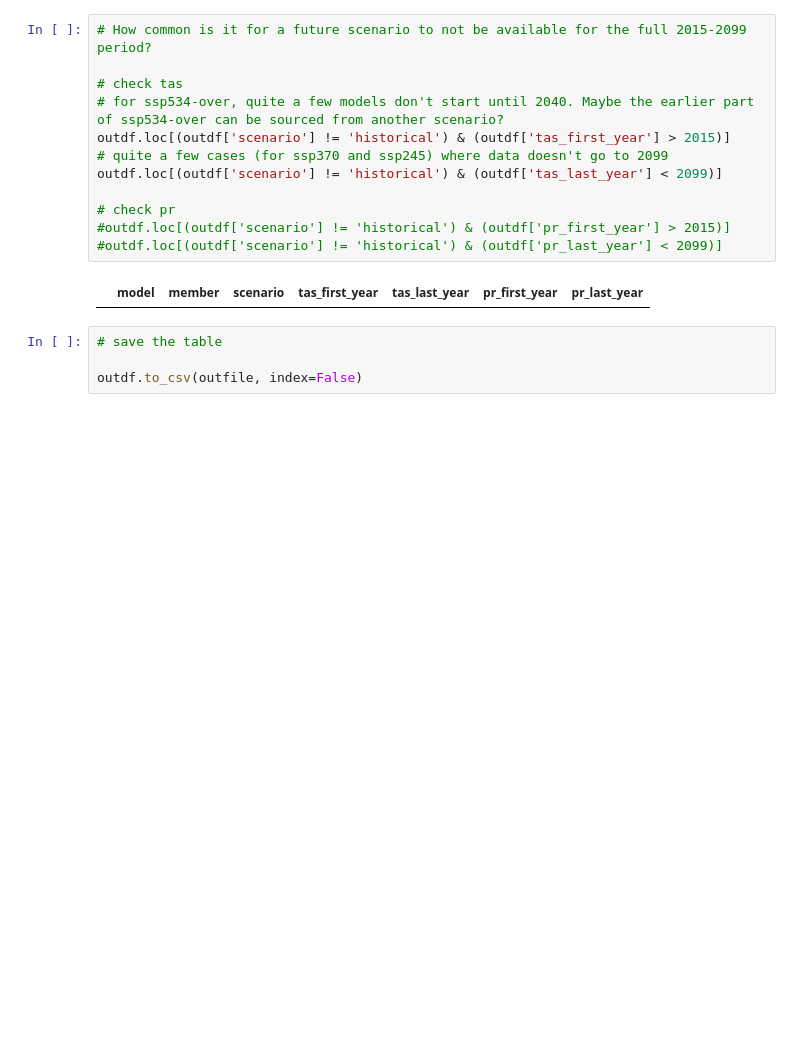
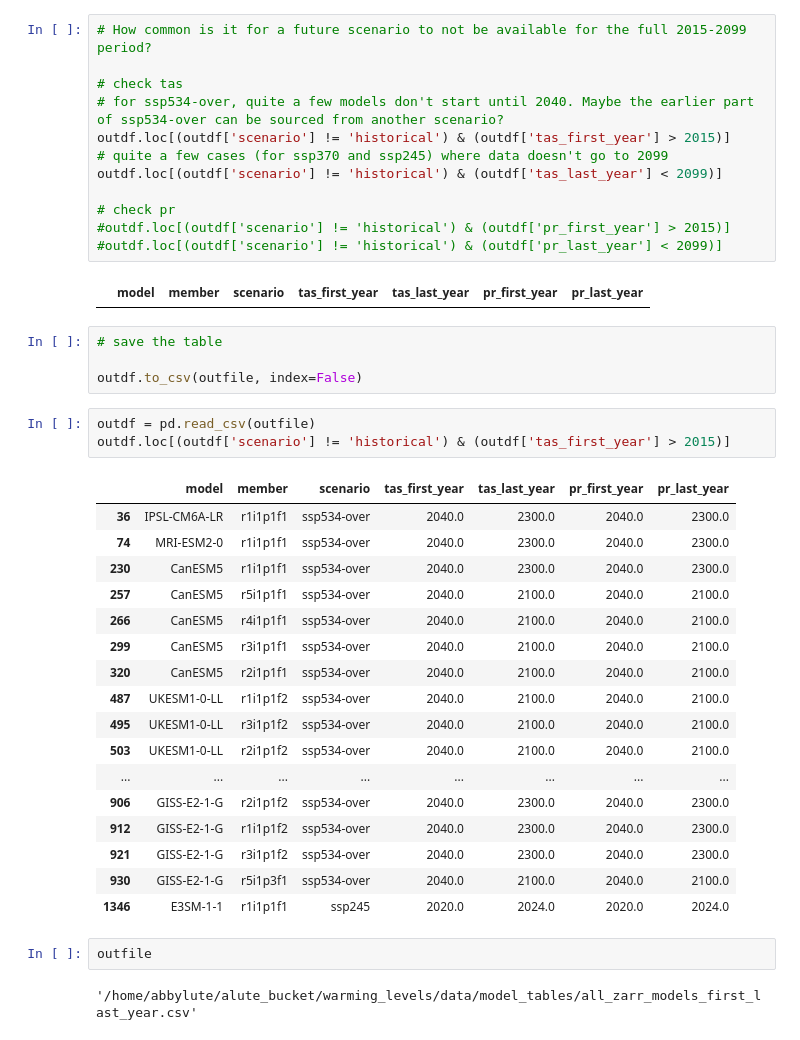
Before and after one commit to WoodwellRisk/Warming_levels, a Jupyter notebook: make_table_of_CMIP6_first_and_last_years.ipynb, the cells around one changed output. Drawn from its saved outputs; the diff is of its cells as text; blank space fills up the shorter version.

```diff
--- a/make_table_of_CMIP6_first_and_last_years.ipynb
+++ b/make_table_of_CMIP6_first_and_last_years.ipynb
@@ -105,3 +105,28 @@ outdf.loc[(outdf['scenario'] != 'historical') & (outdf['tas_last_year'] < 2099)]
 # save the table
 
 outdf.to_csv(outfile, index=False)
+# %%
+outdf = pd.read_csv(outfile)
+outdf.loc[(outdf['scenario'] != 'historical') & (outdf['tas_first_year'] > 2015)]
+# %% [output]
+|  | model | member | scenario | tas_first_year | tas_last_year | pr_first_year | pr_last_year |
+| 36 | IPSL-CM6A-LR | r1i1p1f1 | ssp534-over | 2040.0 | 2300.0 | 2040.0 | 2300.0 |
+| 74 | MRI-ESM2-0 | r1i1p1f1 | ssp534-over | 2040.0 | 2300.0 | 2040.0 | 2300.0 |
+| 230 | CanESM5 | r1i1p1f1 | ssp534-over | 2040.0 | 2300.0 | 2040.0 | 2300.0 |
+| 257 | CanESM5 | r5i1p1f1 | ssp534-over | 2040.0 | 2100.0 | 2040.0 | 2100.0 |
+| 266 | CanESM5 | r4i1p1f1 | ssp534-over | 2040.0 | 2100.0 | 2040.0 | 2100.0 |
+| 299 | CanESM5 | r3i1p1f1 | ssp534-over | 2040.0 | 2100.0 | 2040.0 | 2100.0 |
+| 320 | CanESM5 | r2i1p1f1 | ssp534-over | 2040.0 | 2100.0 | 2040.0 | 2100.0 |
+| 487 | UKESM1-0-LL | r1i1p1f2 | ssp534-over | 2040.0 | 2100.0 | 2040.0 | 2100.0 |
+| 495 | UKESM1-0-LL | r3i1p1f2 | ssp534-over | 2040.0 | 2100.0 | 2040.0 | 2100.0 |
+| 503 | UKESM1-0-LL | r2i1p1f2 | ssp534-over | 2040.0 | 2100.0 | 2040.0 | 2100.0 |
+| ... | ... | ... | ... | ... | ... | ... | ... |
+| 906 | GISS-E2-1-G | r2i1p1f2 | ssp534-over | 2040.0 | 2300.0 | 2040.0 | 2300.0 |
+| 912 | GISS-E2-1-G | r1i1p1f2 | ssp534-over | 2040.0 | 2300.0 | 2040.0 | 2300.0 |
+| 921 | GISS-E2-1-G | r3i1p1f2 | ssp534-over | 2040.0 | 2300.0 | 2040.0 | 2300.0 |
+| 930 | GISS-E2-1-G | r5i1p3f1 | ssp534-over | 2040.0 | 2100.0 | 2040.0 | 2100.0 |
+| 1346 | E3SM-1-1 | r1i1p1f1 | ssp245 | 2020.0 | 2024.0 | 2020.0 | 2024.0 |
+# %%
+outfile
+# %% [output]
+'/home/abbylute/alute_bucket/warming_levels/data/model_tables/all_zarr_models_first_last_year.csv'
```
Also changed, not shown: 1 other file.
